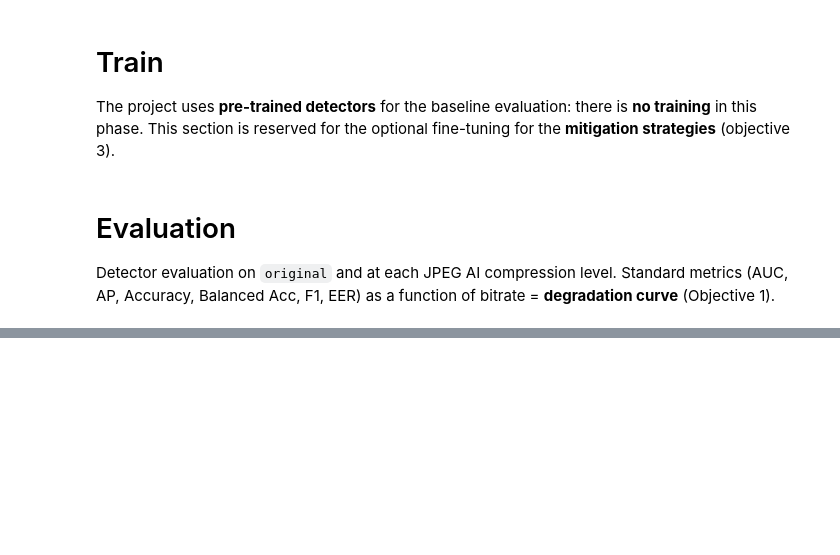
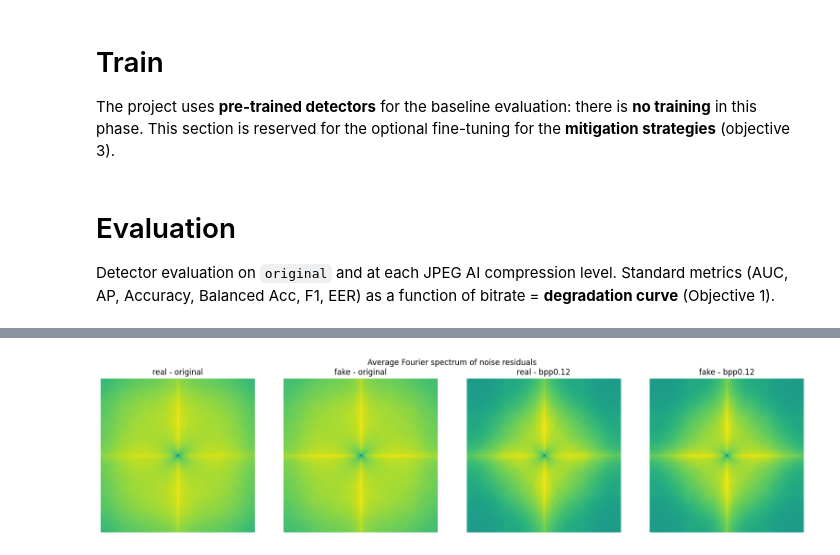
Before and after one commit to silviobear/COMPUTER_VISION_DEEPFAKE, a Jupyter notebook: computer_vision.ipynb, the cells around one changed output, grey strips where cells are left out. Cells and saved outputs as stored; diff of their text form; code cells hidden in the pictures; blank space fills up the shorter version.

Commit message:
Starting forensic analysis

```diff
--- a/computer_vision.ipynb
+++ b/computer_vision.ipynb
@@ -59,0 +70,31 @@ print('Utils OK')
+# %%
+import os, numpy as np
+import matplotlib.pyplot as plt
+from scipy.ndimage import gaussian_filter
+from scipy.fftpack import dct
+
+SIZE = 256
+
+def load_gray(path, size=SIZE):
+    img = Image.open(path).convert('L')
+    if img.size != (size, size):
+        img = img.resize((size, size))
+    return np.asarray(img, float)
+
+def residual(g, sigma=1.0):
+    return g - gaussian_filter(g, sigma)          # high-pass: isola il fingerprint fine
+
+def avg_fft_residual(folder, n=150):
+    acc, k = np.zeros((SIZE, SIZE)), 0
+    for f in sorted(os.listdir(folder))[:n]:
+        F = np.fft.fftshift(np.abs(np.fft.fft2(residual(load_gray(os.path.join(folder, f))))))
+        acc += F; k += 1
+    return np.log1p(acc / max(k, 1))              # spettro 2D medio (log)
+
+def radial_psd(spec2d):
+    h, w = spec2d.shape
+    y, x = np.indices((h, w))
+    r = np.hypot(x - w // 2, y - h // 2).astype(int)
+    return np.bincount(r.ravel(), spec2d.ravel()) / np.maximum(np.bincount(r.ravel()), 1)
+
+print('Forensic helpers OK')
@@ -225,6 +287,5 @@ for k, v in compute_metrics(y, s).items():
 # %%
-# (Evaluation) Standard metrics as a function of bitrate (table)
-cols = ['AUC', 'AP', 'Acc', 'BalAcc', 'F1', 'EER']
+cols = ['AUC', 'AP', 'Acc', 'BalAcc', 'FPR', 'FNR', 'F1', 'EER']
 print('CONDITION'.ljust(12) + ' ' + ' '.join(c.rjust(7) for c in cols) + '    n')
 results = {}
 for suf in ['original'] + [f'bpp{b}' for b in BPP_LIST]:
@@ -245,0 +316,10 @@ plt.legend(); plt.grid(alpha=0.3); plt.show()
+# %%
+BPP = 0.12   # livello compresso da confrontare (max effetto)
+conds = [('real', 'original'), ('fake', 'original'), ('real', f'bpp{BPP}'), ('fake', f'bpp{BPP}')]
+fig, axes = plt.subplots(1, 4, figsize=(16, 4))
+for ax, (cls, suf) in zip(axes, conds):
+    S = avg_fft_residual(os.path.join(DATASET_PATH, f'{cls}_{suf}'))
+    ax.imshow(S, cmap='viridis'); ax.set_title(f'{cls} - {suf}'); ax.axis('off')
+plt.suptitle('Average Fourier spectrum of noise residuals'); plt.tight_layout(); plt.show()
+# %% [output]
+[figure, added]
```
Also changed, not shown: parts of 12 cells of this notebook.
